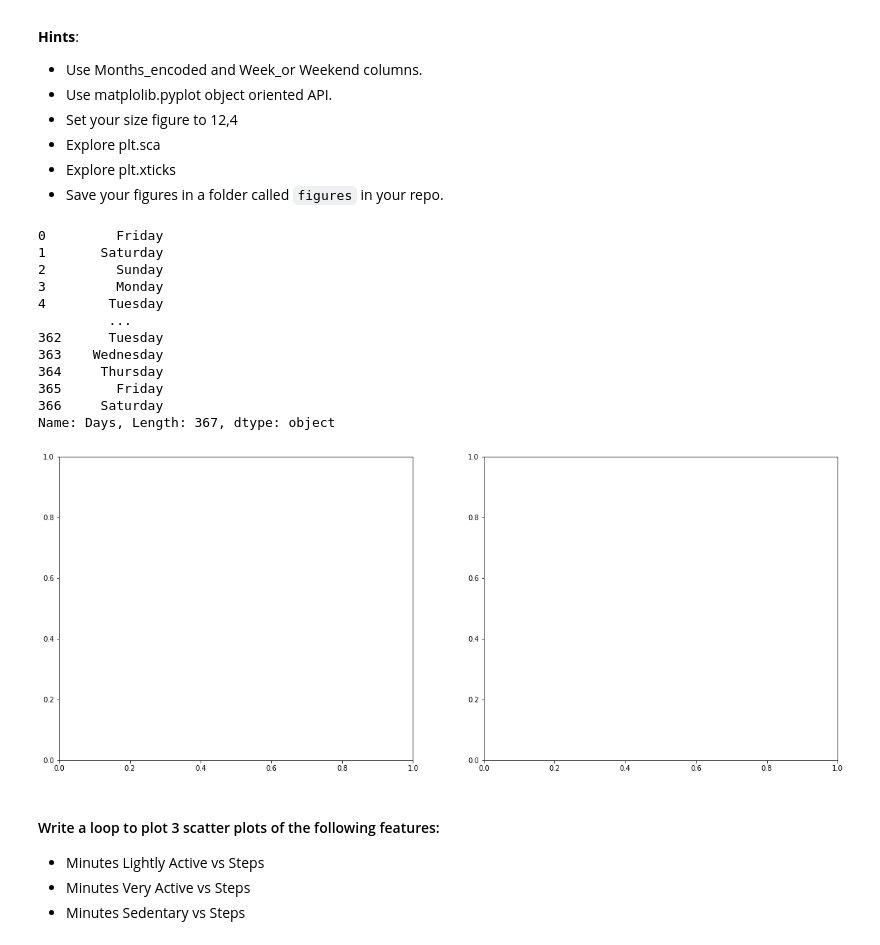
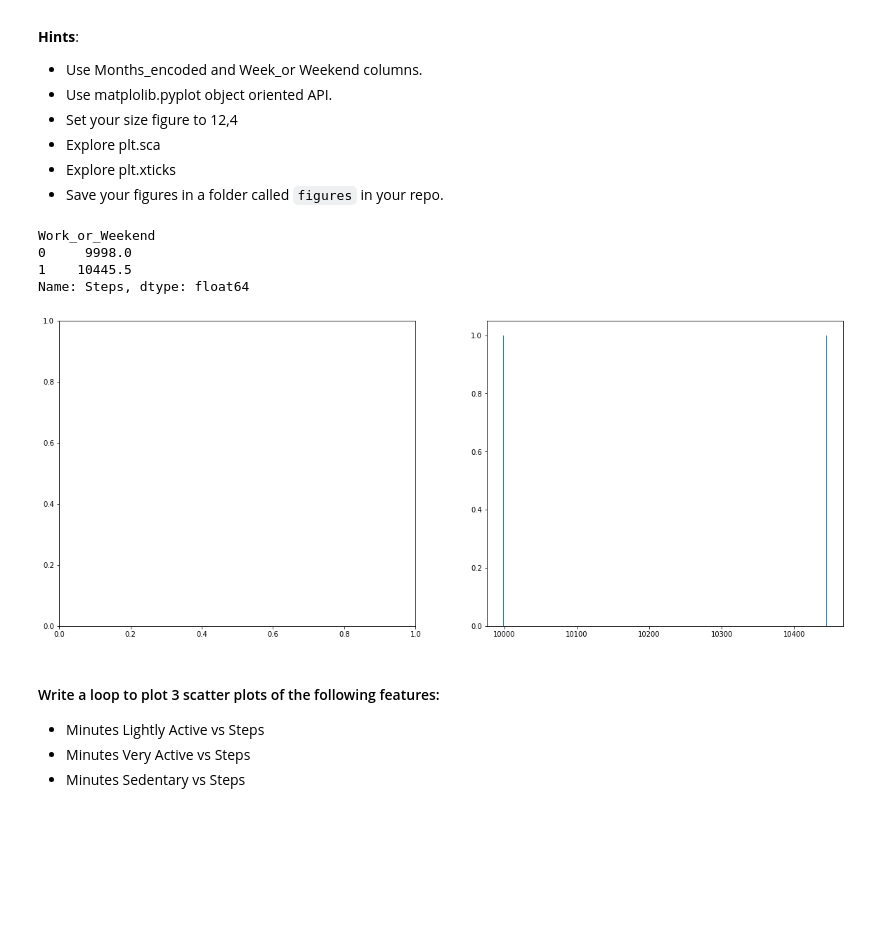
Before and after one commit to diogoacabado/dataV2-labs, a Jupyter notebook: module-2/Matplotlib-Seaborn/your-code/main.ipynb, the cells around one changed output. Cells and saved outputs as stored; diff of their text form; code cells hidden in the pictures; blank space fills up the shorter version.

```diff
--- a/module-2/Matplotlib-Seaborn/your-code/main.ipynb
+++ b/module-2/Matplotlib-Seaborn/your-code/main.ipynb
@@ -152,42 +152,34 @@ How the average number of steps change by month. Use the appropriate visualizati
 # %%
 fig, [ax1, ax2] = plt.subplots(1,2, figsize=(20,8))
 
 #avg_steps_month = fitbit.groupby('Months_encoded').median()['Steps']
 #x = avg_steps_month.index
 
 #ax1.plot(x,avg_steps_month)
 #ax1.set_title('Median number of steps by month')
 #ax1.set_xlabel('Months')
 #ax1.set_ylabel('Median number of steps')
 
-avg_steps_month = fitbit.groupby('Months_encoded').median()['Steps']
+avg_steps_month = fitbit.groupby('Work_or_Weekend').median()['Steps']
 x = fitbit['Work_or_Weekend']
 #y = fitbit['Steps']
 
-#ax2.hist(avg_steps_month, bins=500)
+ax2.hist(avg_steps_month, bins=500)
 #ax2.set_title('y = e**x')
 #ax2.set_xlabel('x label')
 #ax2.set_ylabel('y label')
 #ax2.set_xscale('log')
 #ax2.set_yscale('log')
 
 #plt.show()
 
 avg_steps_month
 # %% [output]
-0         Friday
-1       Saturday
-2         Sunday
-3         Monday
-4        Tuesday
-         ...
-362      Tuesday
-363    Wednesday
-364     Thursday
-365       Friday
-366     Saturday
-Name: Days, Length: 367, dtype: object
+Work_or_Weekend
+0     9998.0
+1    10445.5
+Name: Steps, dtype: float64
-[figure, old version]
+[figure, new version]
 # %%
 # MEDIAN STEPS BY MONTH_ENCODED
 # your code here
```
Also changed, not shown: parts of 4 cells of this notebook, 18 other files.
